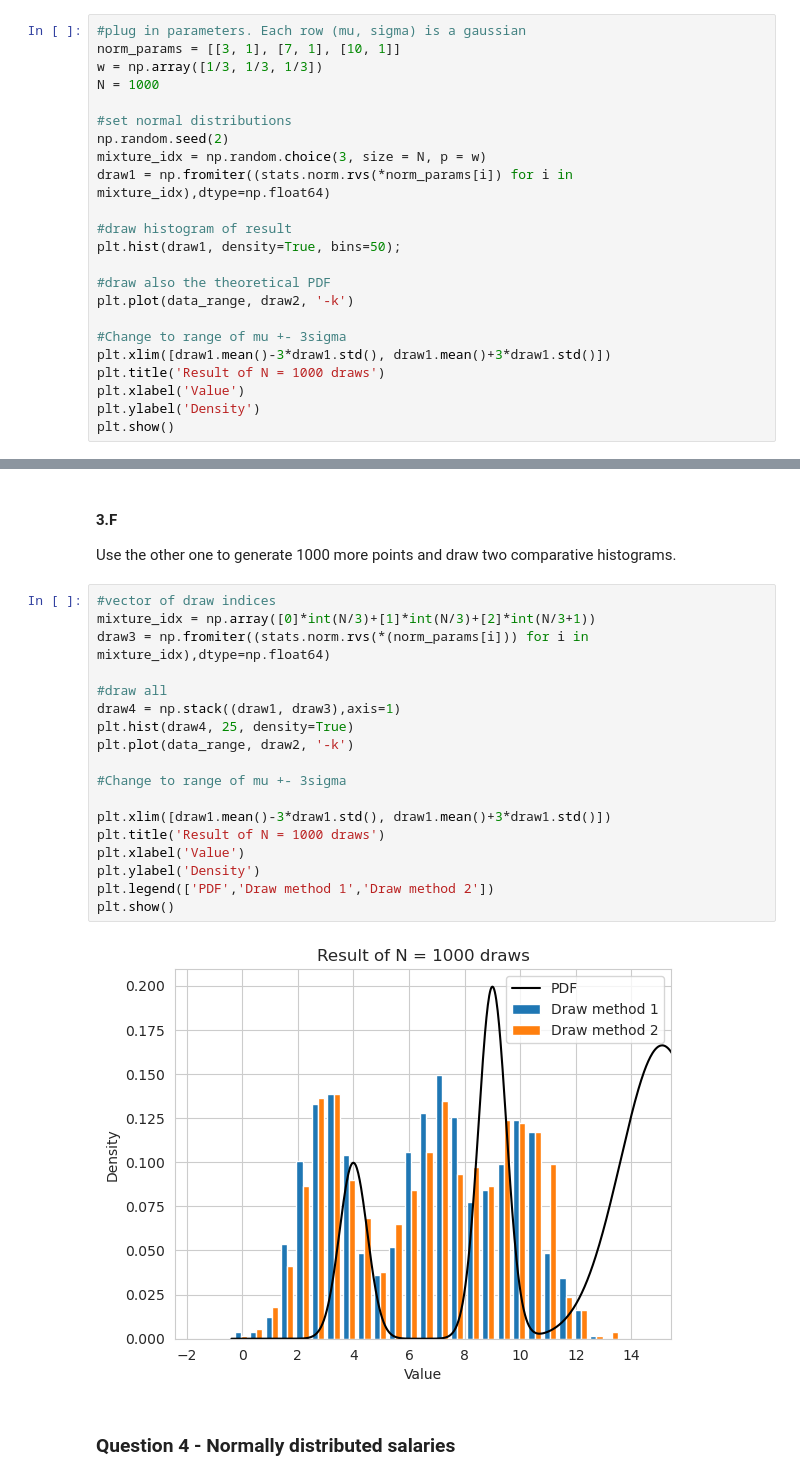
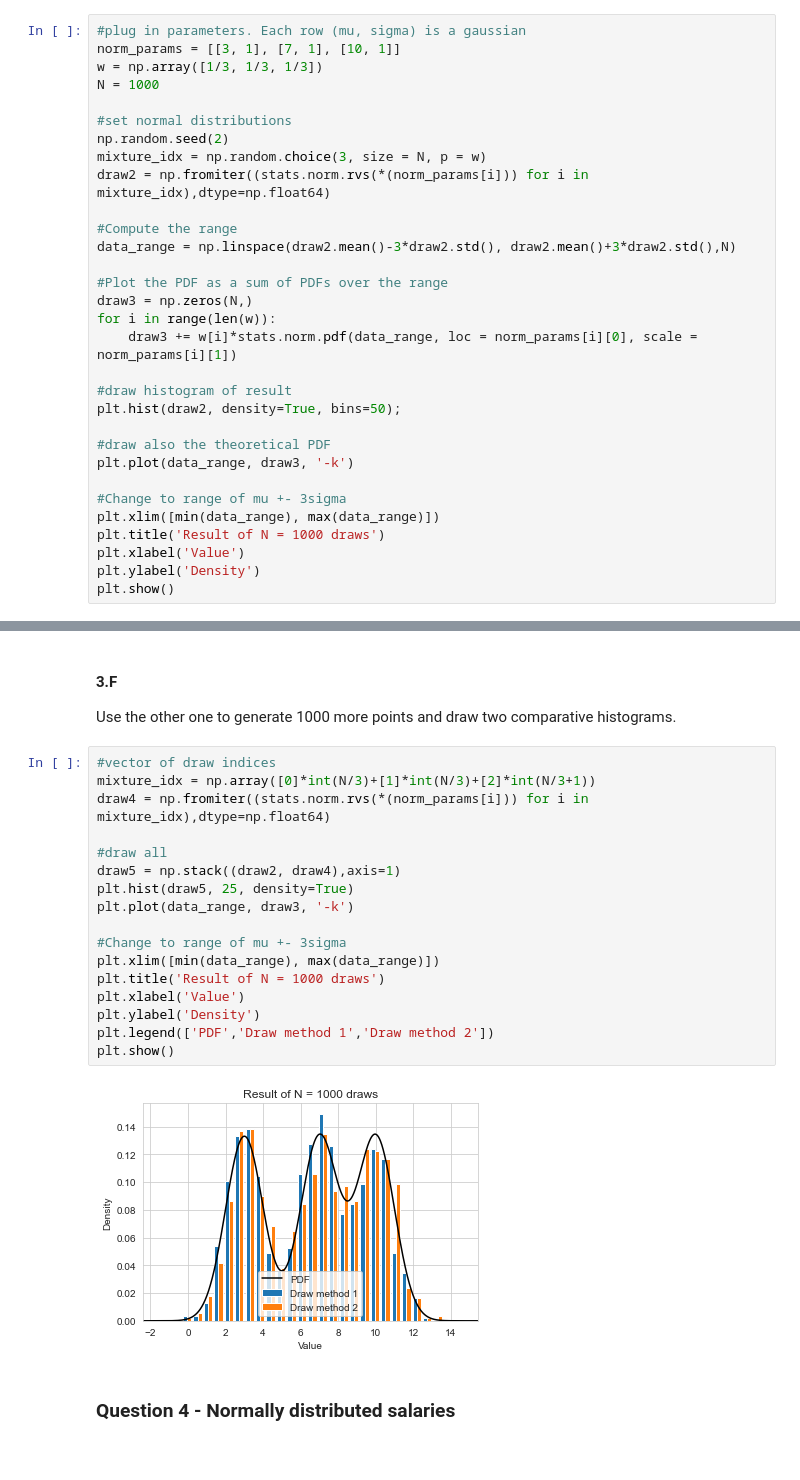
Before and after one commit to barboym/hw_statistics_runi, a Jupyter notebook: HW2.ipynb, the cells around one changed output, grey strips where cells are left out. Cells and saved outputs as stored; diff of their text form.

```diff
--- a/HW2.ipynb
+++ b/HW2.ipynb
@@ -421,16 +414,24 @@ N = 1000
 #set normal distributions
 np.random.seed(2)
 mixture_idx = np.random.choice(3, size = N, p = w)
-draw1 = np.fromiter((stats.norm.rvs(*norm_params[i]) for i in mixture_idx),dtype=np.float64)
+draw2 = np.fromiter((stats.norm.rvs(*(norm_params[i])) for i in mixture_idx),dtype=np.float64)
+
+#Compute the range
+data_range = np.linspace(draw2.mean()-3*draw2.std(), draw2.mean()+3*draw2.std(),N)
+
+#Plot the PDF as a sum of PDFs over the range
+draw3 = np.zeros(N,)
+for i in range(len(w)):
+    draw3 += w[i]*stats.norm.pdf(data_range, loc = norm_params[i][0], scale = norm_params[i][1])
 
 #draw histogram of result
-plt.hist(draw1, density=True, bins=50);
+plt.hist(draw2, density=True, bins=50);
 
 #draw also the theoretical PDF
-plt.plot(data_range, draw2, '-k')
+plt.plot(data_range, draw3, '-k')
 
 #Change to range of mu +- 3sigma
-plt.xlim([draw1.mean()-3*draw1.std(), draw1.mean()+3*draw1.std()])
+plt.xlim([min(data_range), max(data_range)])
 plt.title('Result of N = 1000 draws')
 plt.xlabel('Value')
 plt.ylabel('Density')
@@ -443,23 +444,22 @@ Use the other one to generate 1000 more points and draw two comparative histogra
 # %%
 #vector of draw indices
 mixture_idx = np.array([0]*int(N/3)+[1]*int(N/3)+[2]*int(N/3+1))
-draw3 = np.fromiter((stats.norm.rvs(*(norm_params[i])) for i in mixture_idx),dtype=np.float64)
+draw4 = np.fromiter((stats.norm.rvs(*(norm_params[i])) for i in mixture_idx),dtype=np.float64)
 
 #draw all
-draw4 = np.stack((draw1, draw3),axis=1)
-plt.hist(draw4, 25, density=True)
-plt.plot(data_range, draw2, '-k')
+draw5 = np.stack((draw2, draw4),axis=1)
+plt.hist(draw5, 25, density=True)
+plt.plot(data_range, draw3, '-k')
 
 #Change to range of mu +- 3sigma
-
-plt.xlim([draw1.mean()-3*draw1.std(), draw1.mean()+3*draw1.std()])
+plt.xlim([min(data_range), max(data_range)])
 plt.title('Result of N = 1000 draws')
 plt.xlabel('Value')
 plt.ylabel('Density')
 plt.legend(['PDF','Draw method 1','Draw method 2'])
 plt.show()
 # %% [output]
-[figure, old version]
+[figure, new version]
 # %% [markdown]
 ### Question 4 - Normally distributed salaries
 # %% [markdown]
```
Also changed, not shown: parts of 11 cells of this notebook.
